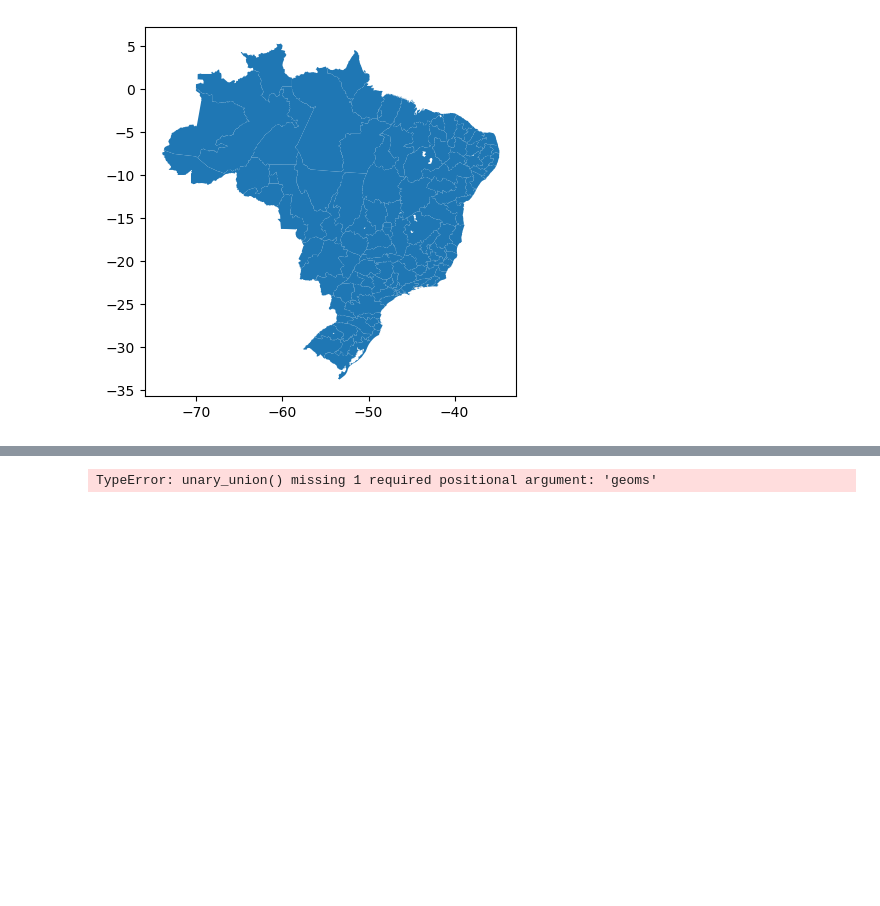
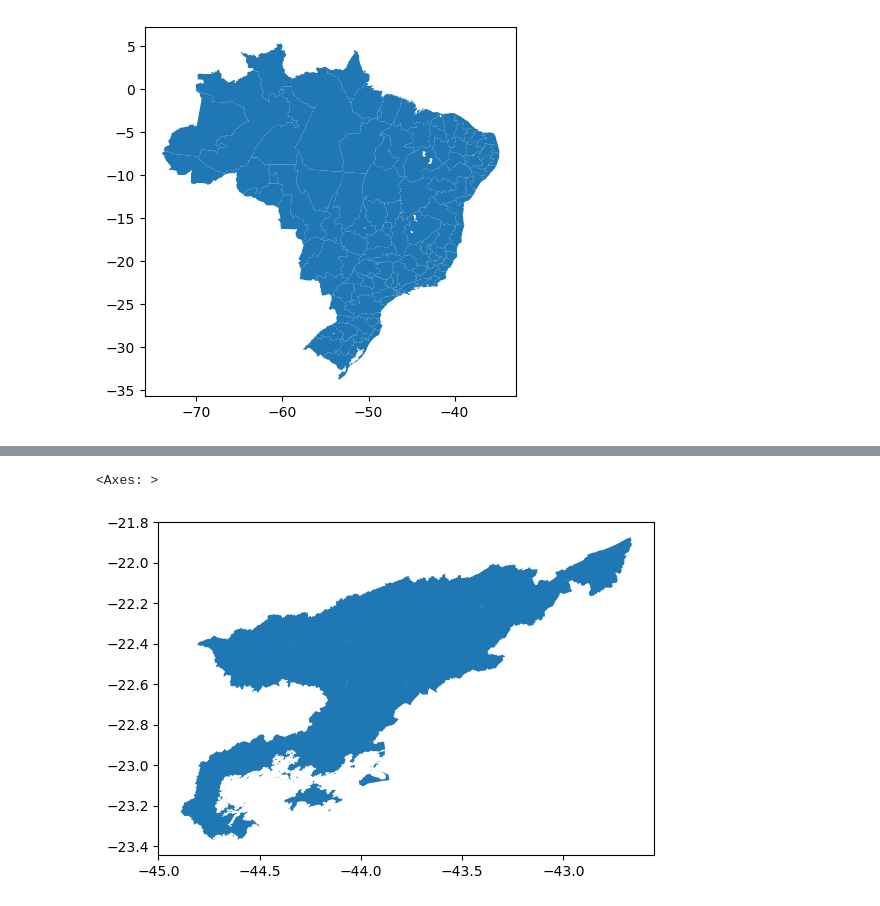
Before and after one commit to AlertaDengue/transfer-learning-forecast, a Jupyter notebook: forecast/shapefile of macro.ipynb, the cells around one changed output, grey strips where cells are left out. Saved outputs shown, nothing was run; the diff lists cells and outputs as text; code cells hidden in the pictures; blank space fills up the shorter version.

Commit message:
update code to gen plots

```diff
--- a/forecast/shapefile of macro.ipynb
+++ b/forecast/shapefile of macro.ipynb
@@ -30,12 +30,3 @@ df_muni
 | 5569 | 5222302.0 | Vila Propício | 52 | GO | MULTIPOLYGON (((-48.91463 -15.209... | 5222302.0 | 5209.0 | Centro-Norte - 5209 | ... |
 | 5570 | 5300108.0 | Brasília | 53 | DF | POLYGON ((-47.81455 -16.04995, -4... | 5300108.0 | 5302.0 | Distrito Federal - 5302 | ... |
 5571 rows × 9 columns
-# %%
-geos = []
-macros = []
-
-for macro in df_muni.code_macro.unique():
-
-    macros.append(macro)
-
-    geos.append(shapely.ops.unary_union(df_muni.loc[df_muni.code_macro == macro].geometry.values))
@@ -77 +33,18 @@ df_new.shape
+# %%
+df = pd.DataFrame()
+
+for macro in df_muni.code_macro.unique():
+
+    dfs = df_muni.loc[df_muni.code_macro == macro]
+
+    combined_polygons = dfs.dissolve('code_macro').explode()
+
+    #geos.append(combined_polygons.geometry.values)
+
+    df = pd.concat([df, combined_polygons[['geometry', 'name_code_macro', 'name_macro']].reset_index() ], axis = 0)
+
+
+df = df.drop('level_1', axis = 1).reset_index(drop = True)
+
+df = df.drop_duplicates()
 # %%
@@ -82 +64,6 @@ df_new.plot()
+# %%
+df.loc[df.code_macro == 3312].plot()
+# %% [output]
+<Axes: >
+[figure, added]
 # %%
@@ -86,4 +70,0 @@ import shapely
-# %%
-shapely.ops.unary_union()
-# %% [output]
-TypeError: unary_union() missing 1 required positional argument: 'geoms'
```
Also changed, not shown: parts of 7 cells of this notebook, 2 other files.
